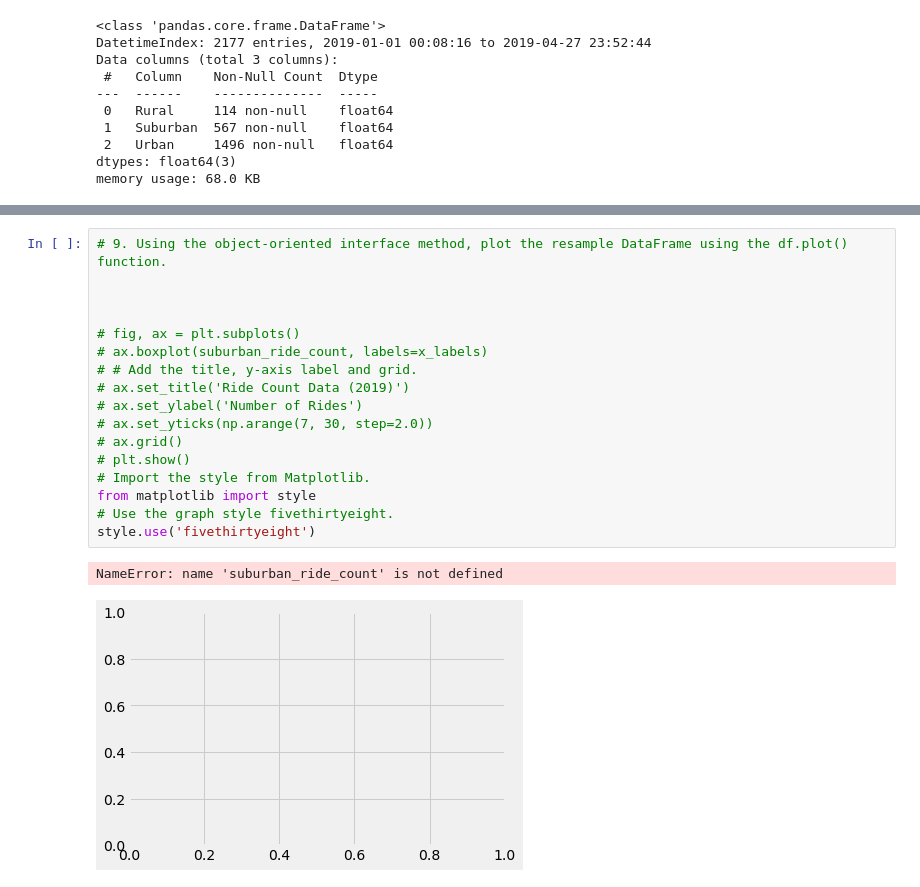
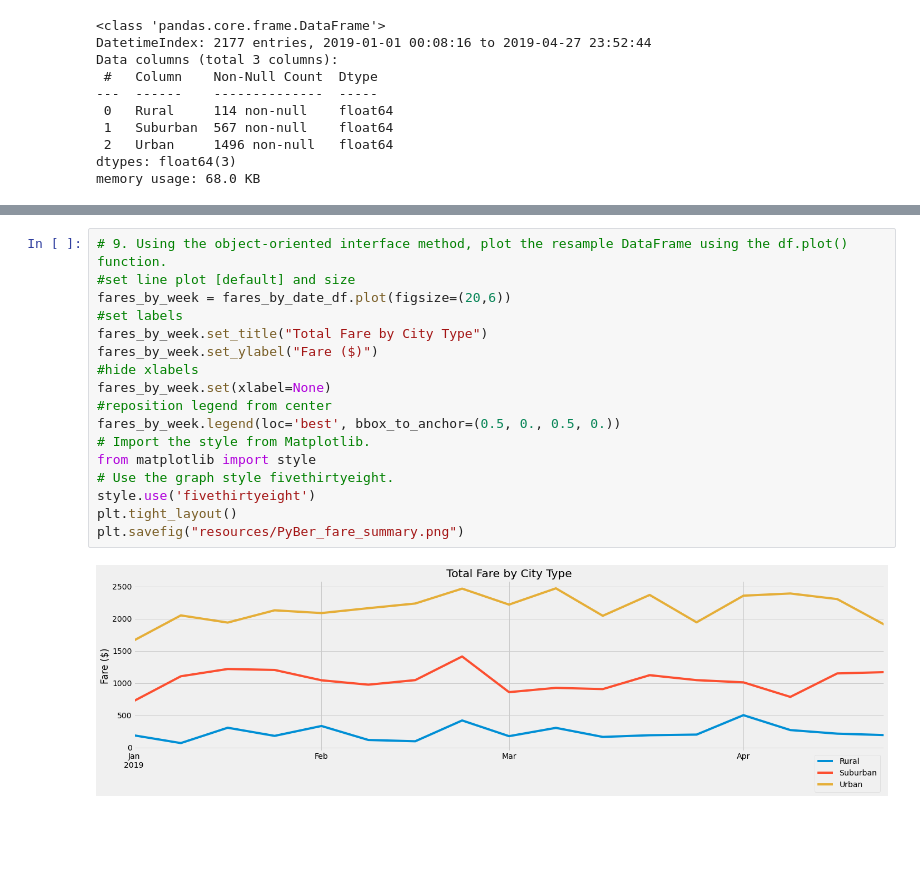
Before and after one commit to thre3firstnames/PyBer_Analysis, a Jupyter notebook: PyBer_Challenge.ipynb, the cells around one changed output, grey strips where cells are left out. Saved outputs shown, nothing was run; the diff lists cells and outputs as text; blank space fills up the shorter version.

Commit message:
Pre-Analysis commit, code complete, moving resources, intital readme edits

```diff
--- a/PyBer_Challenge.ipynb
+++ b/PyBer_Challenge.ipynb
@@ -207,20 +155,19 @@ fares_by_date_df.head(10)
 # %%
 # 9. Using the object-oriented interface method, plot the resample DataFrame using the df.plot() function.
-
-
-
-# fig, ax = plt.subplots()
-# ax.boxplot(suburban_ride_count, labels=x_labels)
-# # Add the title, y-axis label and grid.
-# ax.set_title('Ride Count Data (2019)')
-# ax.set_ylabel('Number of Rides')
-# ax.set_yticks(np.arange(7, 30, step=2.0))
-# ax.grid()
-# plt.show()
+#set line plot [default] and size
+fares_by_week = fares_by_date_df.plot(figsize=(20,6))
+#set labels
+fares_by_week.set_title("Total Fare by City Type")
+fares_by_week.set_ylabel("Fare ($)")
+#hide xlabels
+fares_by_week.set(xlabel=None)
+#reposition legend from center
+fares_by_week.legend(loc='best', bbox_to_anchor=(0.5, 0., 0.5, 0.))
 # Import the style from Matplotlib.
 from matplotlib import style
 # Use the graph style fivethirtyeight.
 style.use('fivethirtyeight')
+plt.tight_layout()
+plt.savefig("resources/PyBer_fare_summary.png")
 # %% [output]
-NameError: name 'suburban_ride_count' is not defined
-[figure, old version]
+[figure, new version]
```
Also changed, not shown: parts of 7 cells of this notebook, 8 other files.
